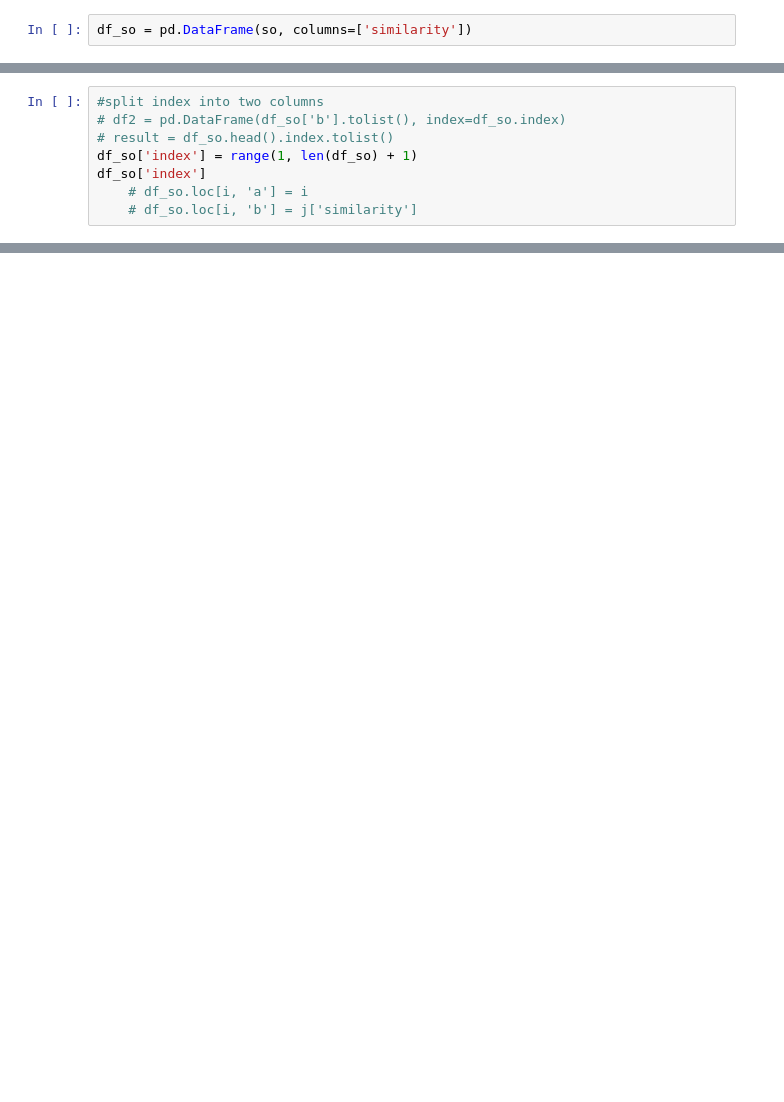
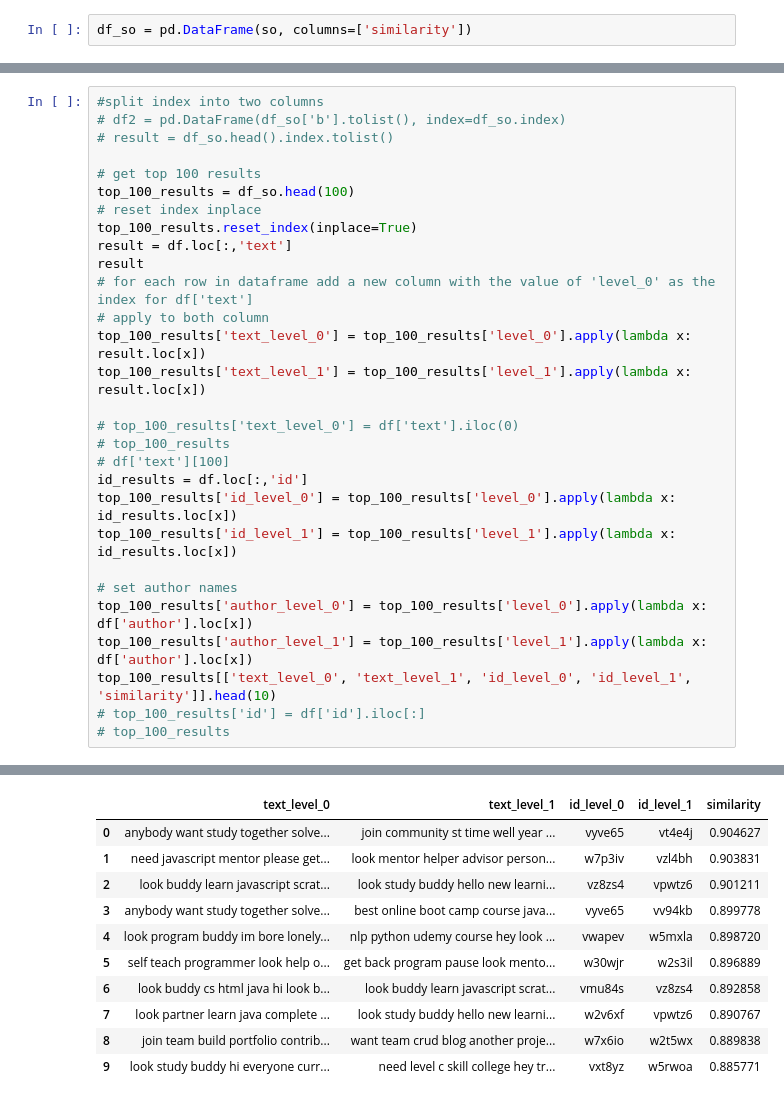
Before and after one commit to Galz648/PurrfectCodeForked, a Jupyter notebook: src/df_format.ipynb, the cells around one changed output, grey strips where cells are left out. Drawn from its saved outputs; the diff is of its cells as text; blank space fills up the shorter version.

Commit message:
added reddot 'author' column to dataframe (df). \n added authors to analysis result dataframe

```diff
--- a/src/df_format.ipynb
+++ b/src/df_format.ipynb
@@ -222,8 +257,0 @@ df_so.head(50)
-# %%
-#split index into two columns
-# df2 = pd.DataFrame(df_so['b'].tolist(), index=df_so.index)
-# result = df_so.head().index.tolist()
-df_so['index'] = range(1, len(df_so) + 1)
-df_so['index']
-    # df_so.loc[i, 'a'] = i
-    # df_so.loc[i, 'b'] = j['similarity']
@@ -248,0 +258,30 @@ df_so['index']
+# %%
+#split index into two columns
+# df2 = pd.DataFrame(df_so['b'].tolist(), index=df_so.index)
+# result = df_so.head().index.tolist()
+
+# get top 100 results
+top_100_results = df_so.head(100)
+# reset index inplace
+top_100_results.reset_index(inplace=True)
+result = df.loc[:,'text']
+result
+# for each row in dataframe add a new column with the value of 'level_0' as the index for df['text']
+# apply to both column
+top_100_results['text_level_0'] = top_100_results['level_0'].apply(lambda x: result.loc[x])
+top_100_results['text_level_1'] = top_100_results['level_1'].apply(lambda x: result.loc[x])
+
+# top_100_results['text_level_0'] = df['text'].iloc(0)
+# top_100_results
+# df['text'][100]
+id_results = df.loc[:,'id']
+top_100_results['id_level_0'] = top_100_results['level_0'].apply(lambda x: id_results.loc[x])
+top_100_results['id_level_1'] = top_100_results['level_1'].apply(lambda x: id_results.loc[x])
+
+# set author names
+top_100_results['author_level_0'] = top_100_results['level_0'].apply(lambda x: df['author'].loc[x])
+top_100_results['author_level_1'] = top_100_results['level_1'].apply(lambda x: df['author'].loc[x])
+top_100_results[['text_level_0', 'text_level_1', 'id_level_0', 'id_level_1', 'similarity']].head(10)
+# top_100_results['id'] = df['id'].iloc[:]
+# top_100_results
+# %% [output]
@@ -248,0 +308,11 @@ df_so['index']
+|  | text_level_0 | text_level_1 | id_level_0 | id_level_1 | similarity |
+| 0 | anybody want study together solve... | join community st time well year ... | vyve65 | vt4e4j | 0.904627 |
+| 1 | need javascript mentor please get... | look mentor helper advisor person... | w7p3iv | vzl4bh | 0.903831 |
+| 2 | look buddy learn javascript scrat... | look study buddy hello new learni... | vz8zs4 | vpwtz6 | 0.901211 |
+| 3 | anybody want study together solve... | best online boot camp course java... | vyve65 | vv94kb | 0.899778 |
+| 4 | look program buddy im bore lonely... | nlp python udemy course hey look ... | vwapev | w5mxla | 0.898720 |
+| 5 | self teach programmer look help o... | get back program pause look mento... | w30wjr | w2s3il | 0.896889 |
+| 6 | look buddy cs html java hi look b... | look buddy learn javascript scrat... | vmu84s | vz8zs4 | 0.892858 |
+| 7 | look partner learn java complete ... | look study buddy hello new learni... | w2v6xf | vpwtz6 | 0.890767 |
+| 8 | join team build portfolio contrib... | want team crud blog another proje... | w7x6io | w2t5wx | 0.889838 |
+| 9 | look study buddy hi everyone curr... | need level c skill college hey tr... | vxt8yz | w5rwoa | 0.885771 |
```
Also changed, not shown: parts of 11 cells of this notebook.
